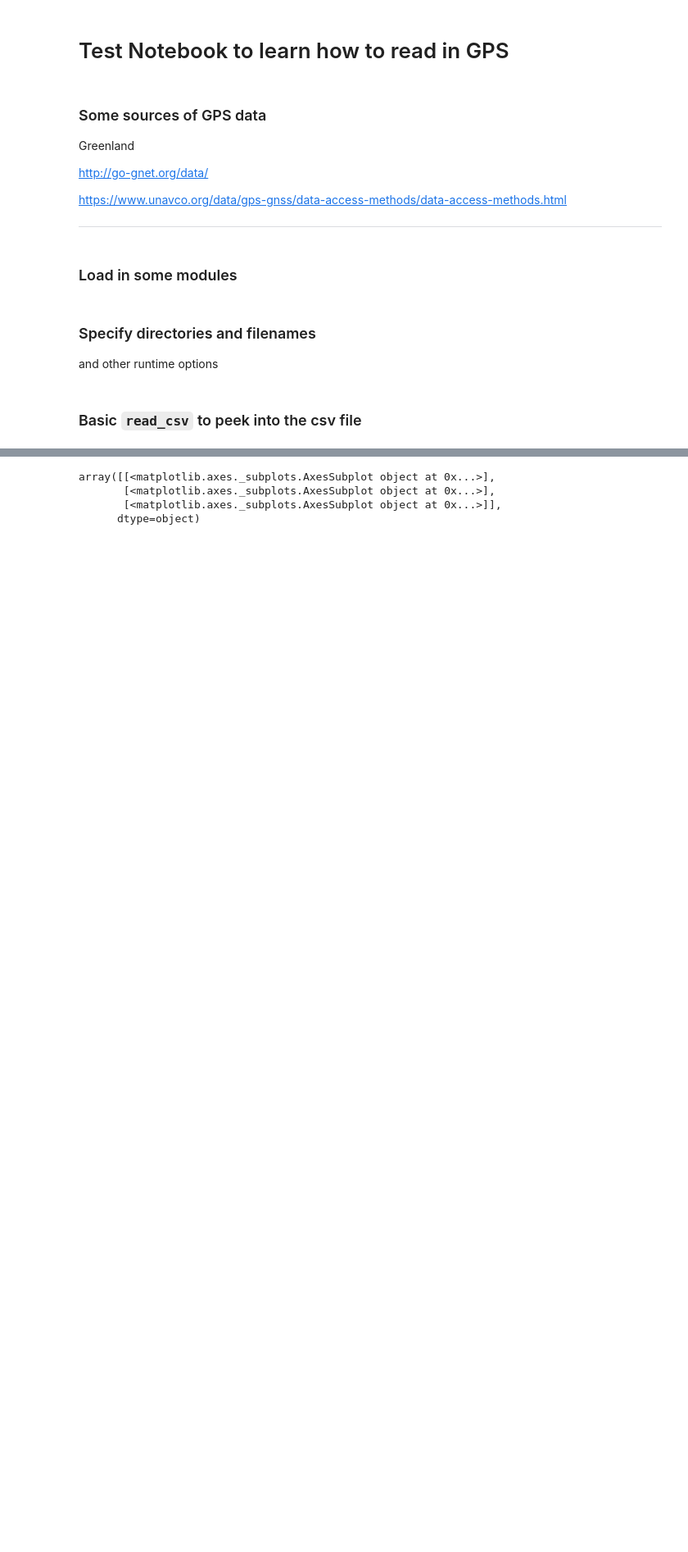
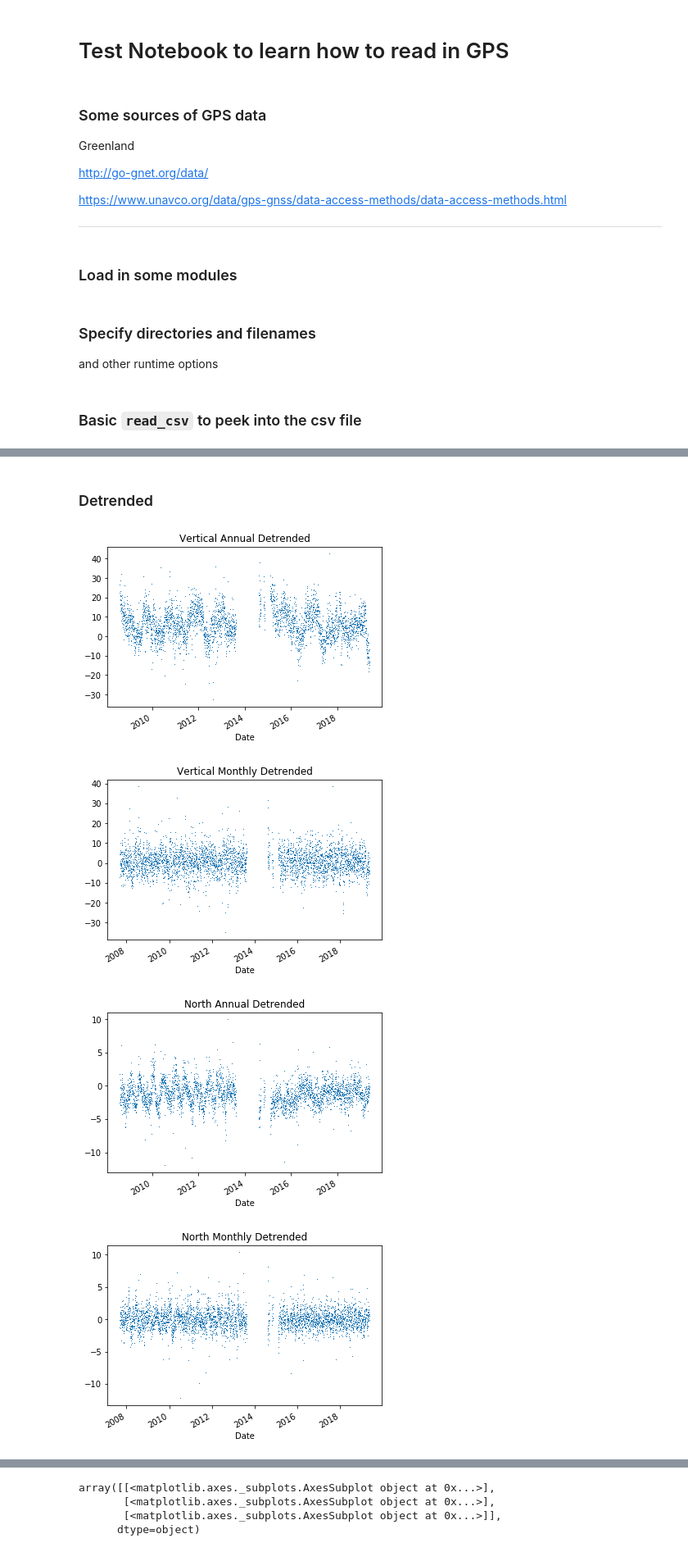
Before and after one commit to ldeo-arctictides/tidegauges-historical, a Jupyter notebook: test_read_GPS.ipynb, the cells around one changed output, grey strips where cells are left out. Shown at 82% size. Drawn from its saved outputs; the diff is of its cells as text; code cells hidden in the pictures; blank space fills up the shorter version.

```diff
--- a/test_read_GPS.ipynb
+++ b/test_read_GPS.ipynb
@@ -72,0 +88,31 @@ df
+# %% [markdown]
+### Detrended
+# %%
+df.ADT_mean_Vert.plot(linestyle='', marker=',')
+plt.title('Vertical Annual Detrended')
+plt.show()
+
+df.MDT_mean_Vert.plot(linestyle='', marker=',')
+plt.title('Vertical Monthly Detrended')
+plt.show()
+
+df.ADT_mean_North.plot(linestyle='', marker=',')
+plt.title('North Annual Detrended')
+plt.show()
+
+df.MDT_mean_North.plot(linestyle='', marker=',')
+plt.title('North Monthly Detrended')
+plt.show()
+
+df.ADT_mean_East.plot(linestyle='', marker=',')
+plt.title('East Annual Detrended')
+plt.show()
+
+df.MDT_mean_East.plot(linestyle='', marker=',')
+plt.title('East Monthlyh Detrended')
+plt.show()
+# %% [output]
+[figure, added]
+[figure, added]
+[figure, added]
+[figure, added]
```
Also changed, not shown: parts of 14 cells of this notebook.
